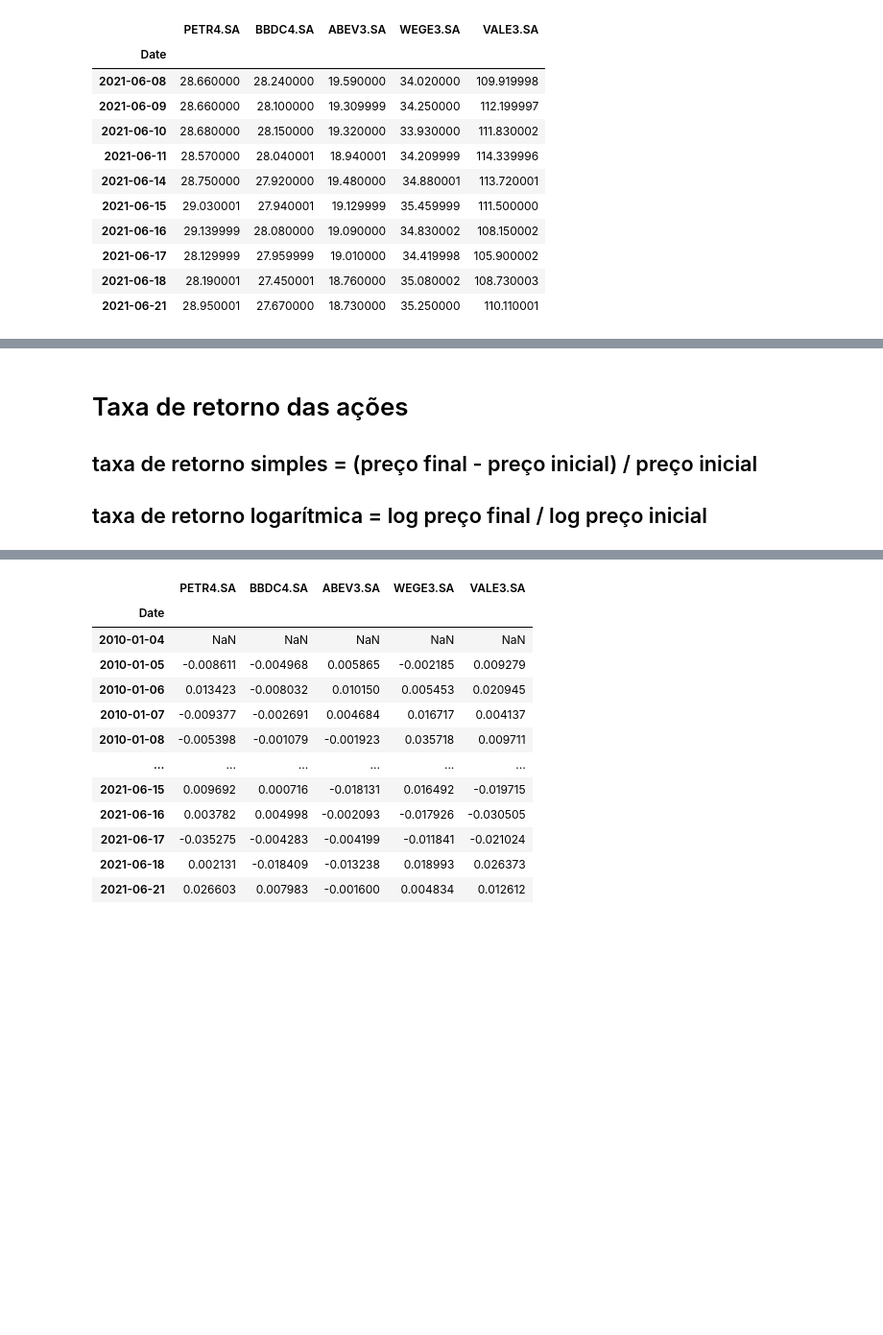
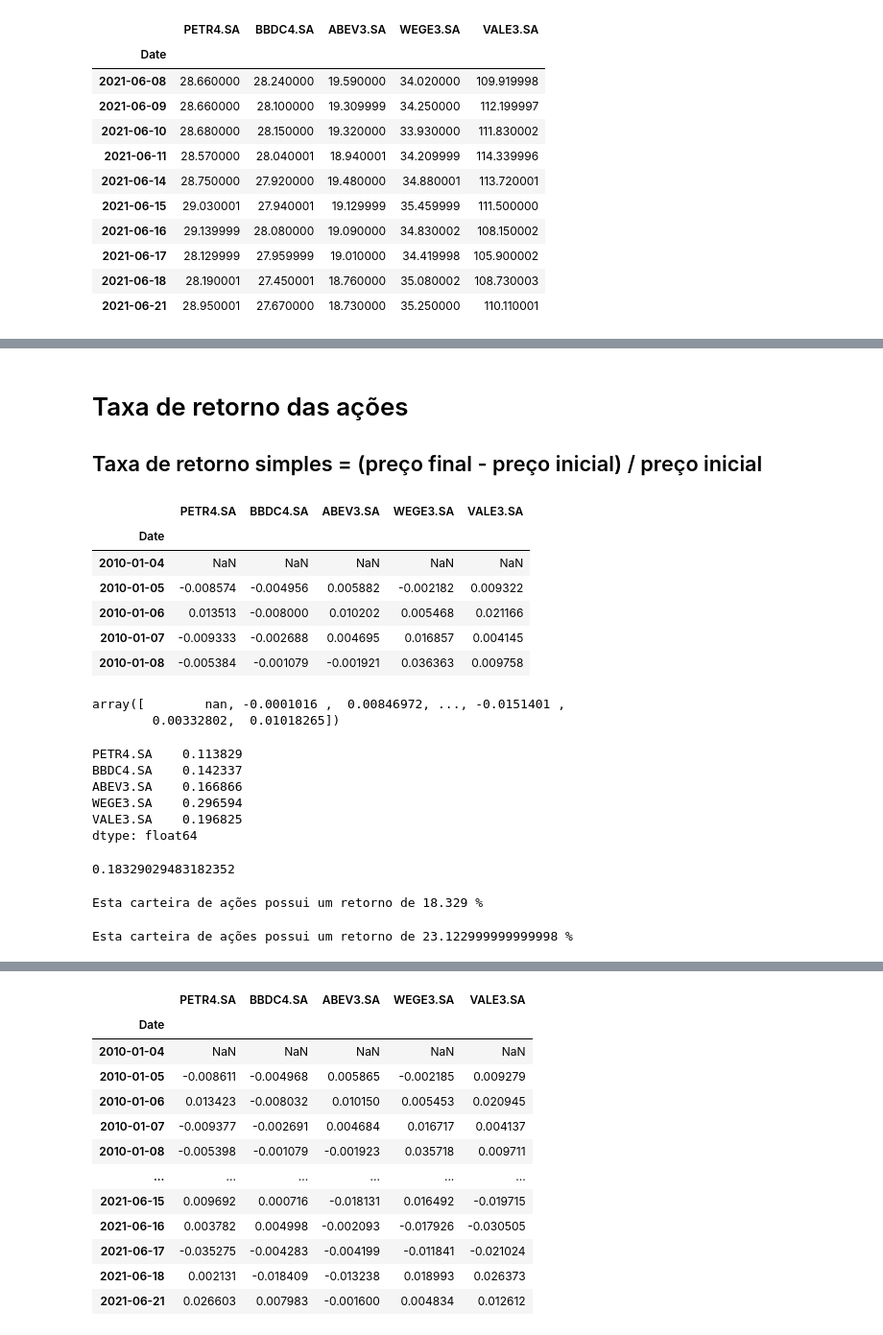
Before and after one commit to TiagoSpiandorello/Analise_de_portfolio_de_acoes, a Jupyter notebook: analise_portfolio.ipynb, the cells around one changed output, grey strips where cells are left out. Shown at 96% size. Cells and saved outputs as stored; diff of their text form; code cells hidden in the pictures; blank space fills up the shorter version.

```diff
--- a/analise_portfolio.ipynb
+++ b/analise_portfolio.ipynb
@@ -40,6 +61,54 @@ bolsas.tail(10)
 # %% [markdown]
 # Taxa de retorno das ações
 
-## taxa de retorno simples = (preço final - preço inicial) / preço inicial
-
-## taxa de retorno logarítmica = log preço final / log preço inicial
+## Taxa de retorno simples = (preço final - preço inicial) / preço inicial
+# %%
+retorno_simples = (bolsas / bolsas.shift(1)) - 1
+retorno_simples.head()
+# %% [output]
+|  | PETR4.SA | BBDC4.SA | ABEV3.SA | WEGE3.SA | VALE3.SA |
+| Date |  |  |  |  |  |
+| 2010-01-04 | NaN | NaN | NaN | NaN | NaN |
+| 2010-01-05 | -0.008574 | -0.004956 | 0.005882 | -0.002182 | 0.009322 |
+| 2010-01-06 | 0.013513 | -0.008000 | 0.010202 | 0.005468 | 0.021166 |
+| 2010-01-07 | -0.009333 | -0.002688 | 0.004695 | 0.016857 | 0.004145 |
+| 2010-01-08 | -0.005384 | -0.001079 | -0.001921 | 0.036363 | 0.009758 |
+# %%
+# Peso é o percentual que cada ação representa no portfólio.
+
+# No primeiro cenário, as ações estão distribuídas igualmente, cada uma representando 20% do total de ações.
+
+pesos = np.array([0.2,0.2,0.2,0.2,0.2])
+np.dot(retorno_simples, pesos)
+# %% [output]
+array([        nan, -0.0001016 ,  0.00846972, ..., -0.0151401 ,
+        0.00332802,  0.01018265])
+# %%
+# Retorno anual médio
+
+retorno_anual = retorno_simples.mean() * 250
+retorno_anual
+# %% [output]
+PETR4.SA    0.113829
+BBDC4.SA    0.142337
+ABEV3.SA    0.166866
+WEGE3.SA    0.296594
+VALE3.SA    0.196825
+dtype: float64
+# %%
+np.dot(retorno_anual, pesos)
+# %% [output]
+0.18329029483182352
+# %%
+pfolio1 = str(round(np.dot(retorno_anual, pesos), 5) * 100) + ' %'
+print('Esta carteira de ações possui um retorno de ' + pfolio1)
+# %% [output]
+Esta carteira de ações possui um retorno de 18.329 %
+# %%
+# No segundo cenário, as ações não estão distribuídas igualmente, de forma que a WEGE3 representa 40%, a PETR4 10% e as restantes 20% cada do total de ações.
+
+pesos2 = np.array([0.1,0.2,0.2,0.4,0.2])
+pfolio2 = str(round(np.dot(retorno_anual, pesos2), 5) * 100) + ' %'
+print('Esta carteira de ações possui um retorno de ' + pfolio2)
+# %% [output]
+Esta carteira de ações possui um retorno de 23.122999999999998 %
```
Also changed, not shown: parts of 35 cells of this notebook.
